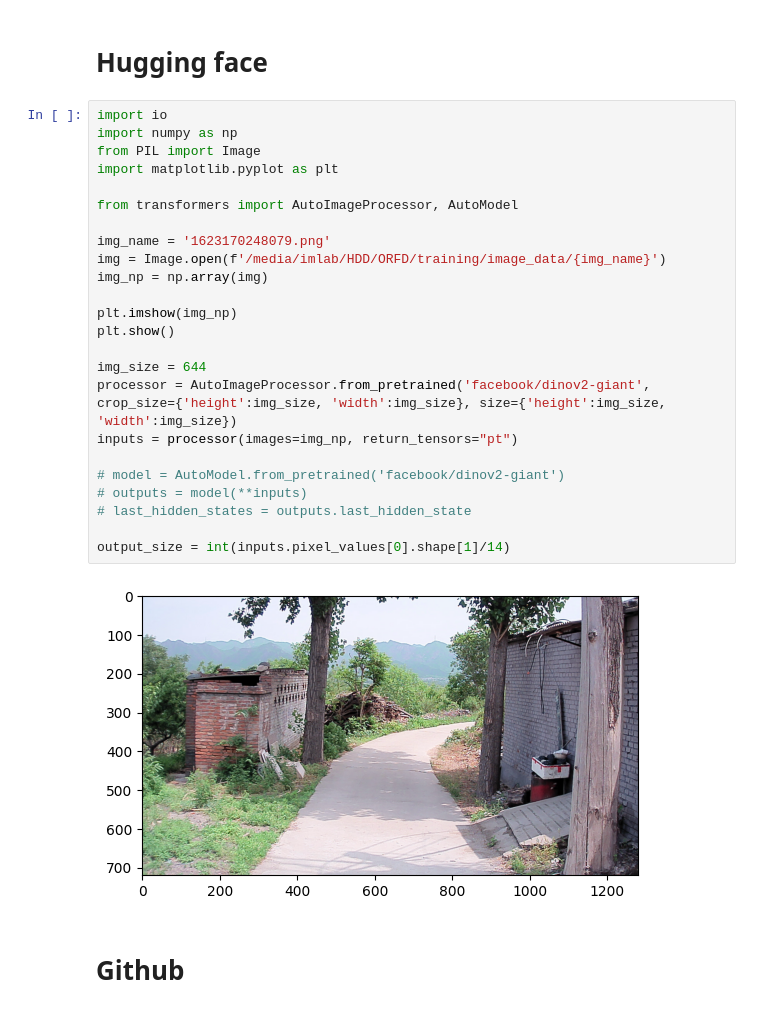
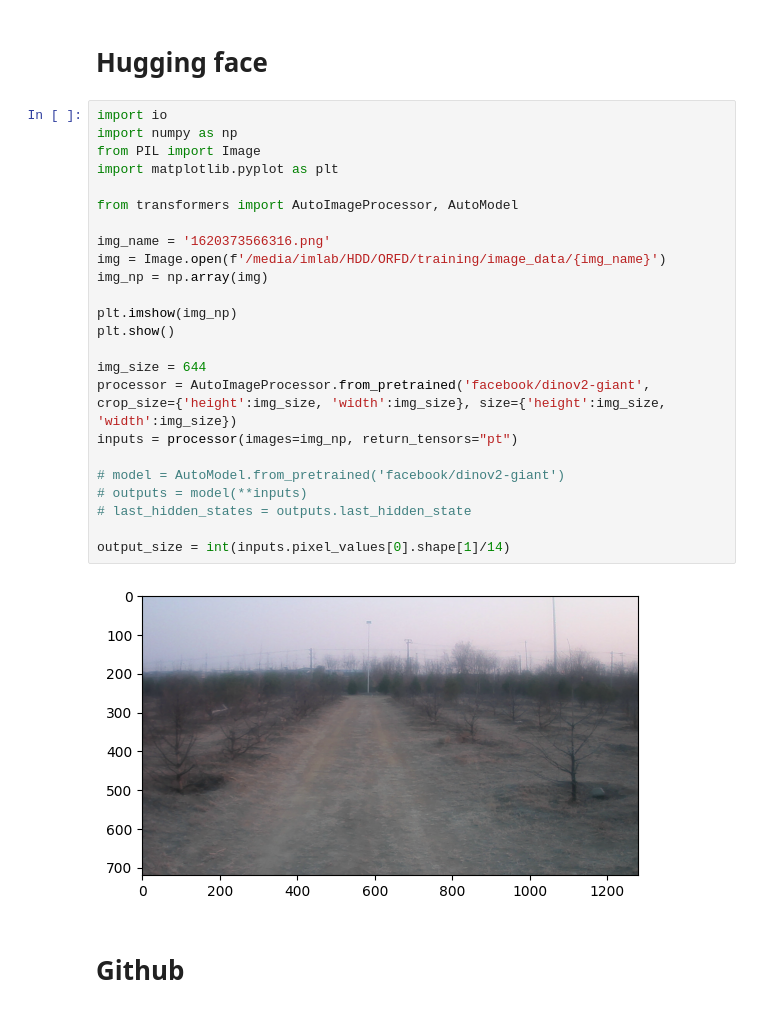
Before and after one commit to julio981007/drivable_area_research, a Jupyter notebook: dinov2.ipynb, the cells around one changed output. Drawn from its saved outputs; the diff is of its cells as text.

```diff
--- a/dinov2.ipynb
+++ b/dinov2.ipynb
@@ -3,29 +3,29 @@
 # %%
 import io
 import numpy as np
 from PIL import Image
 import matplotlib.pyplot as plt
 
 from transformers import AutoImageProcessor, AutoModel
 
-img_name = '1623170248079.png'
+img_name = '1620373566316.png'
 img = Image.open(f'/media/imlab/HDD/ORFD/training/image_data/{img_name}')
 img_np = np.array(img)
 
 plt.imshow(img_np)
 plt.show()
 
 img_size = 644
 processor = AutoImageProcessor.from_pretrained('facebook/dinov2-giant', crop_size={'height':img_size, 'width':img_size}, size={'height':img_size, 'width':img_size})
 inputs = processor(images=img_np, return_tensors="pt")
 
 # model = AutoModel.from_pretrained('facebook/dinov2-giant')
 # outputs = model(**inputs)
 # last_hidden_states = outputs.last_hidden_state
 
 output_size = int(inputs.pixel_values[0].shape[1]/14)
 # %% [output]
-[figure, old version]
+[figure, new version]
 # %% [markdown]
 # Github
 # %%
```
Also changed, not shown: parts of 5 cells of this notebook, 5 other files.
